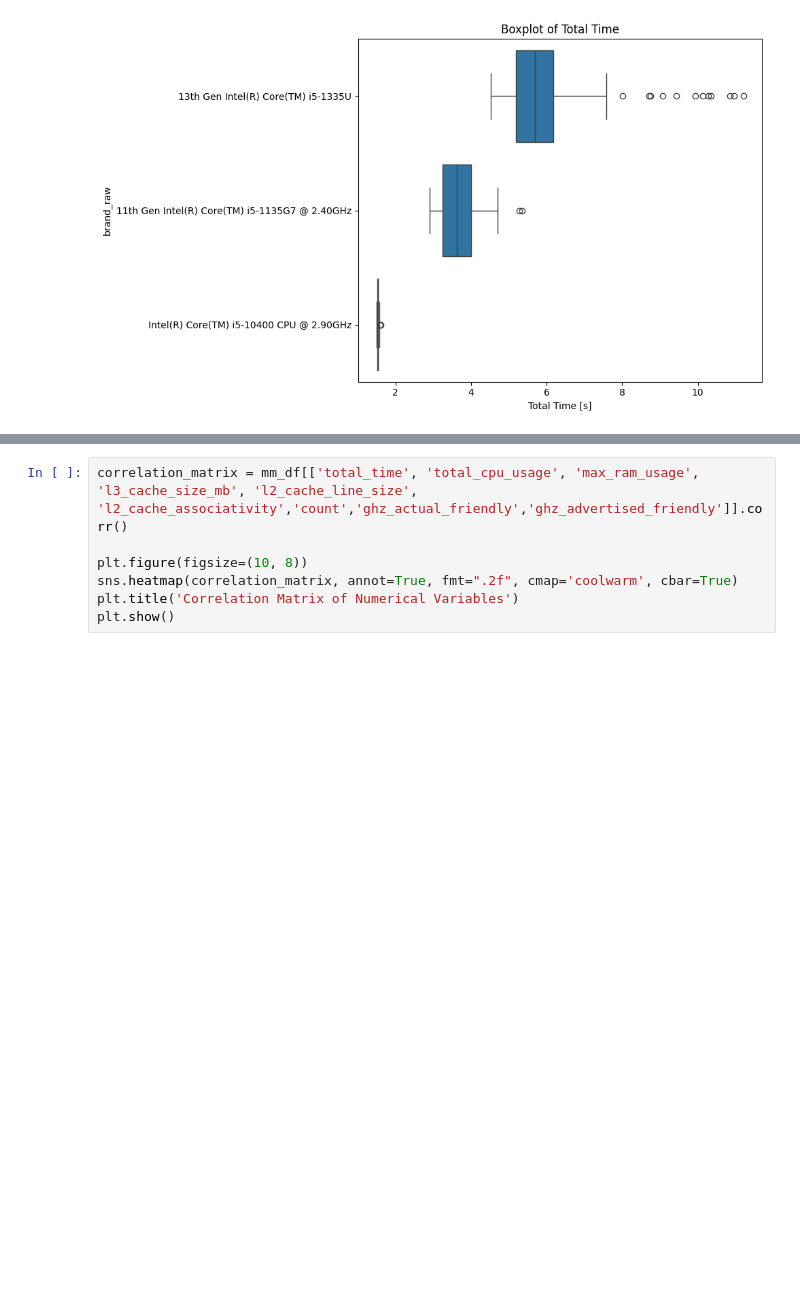
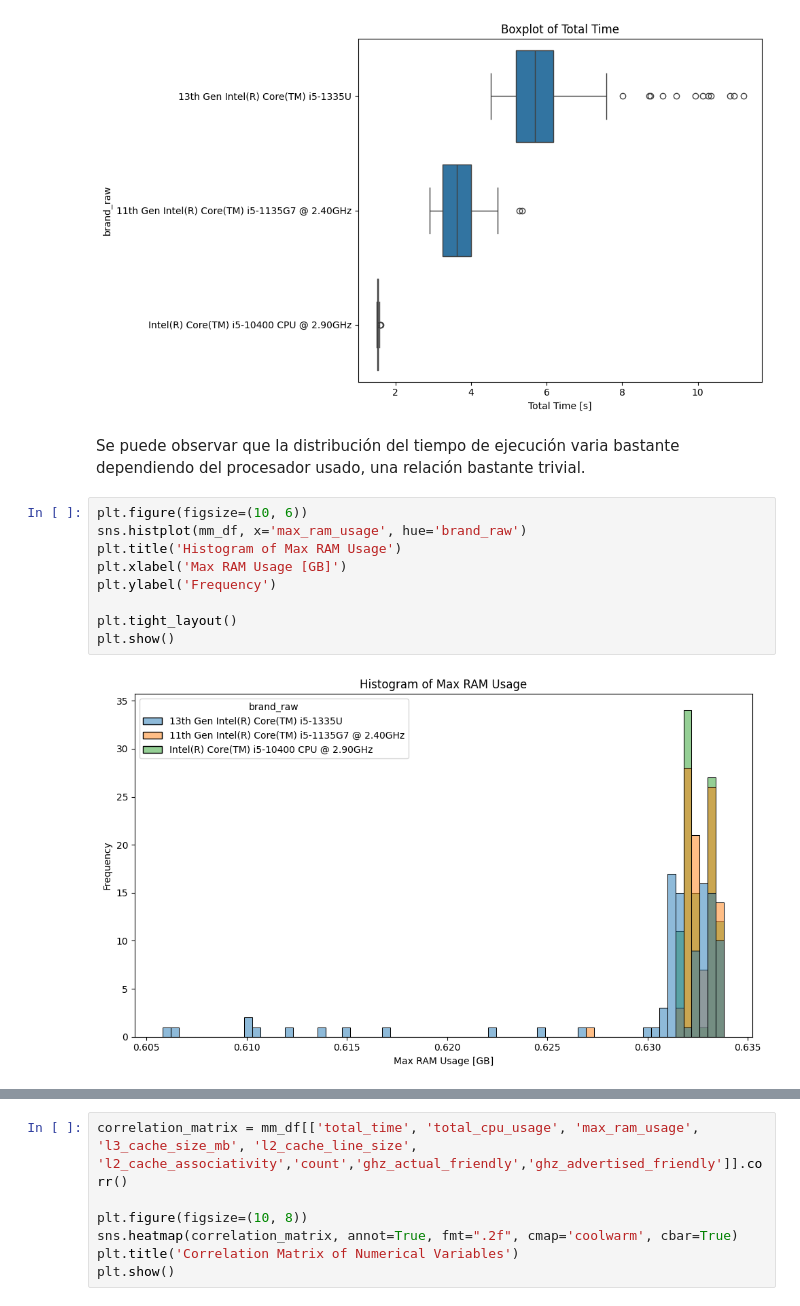
Before and after one commit to FrancoCabezasPoblete/resource-prediction-study, a Jupyter notebook: notebooks/eda.ipynb, the cells around one changed output, grey strips where cells are left out. Saved outputs shown, nothing was run; the diff lists cells and outputs as text; blank space fills up the shorter version.

```diff
--- a/notebooks/eda.ipynb
+++ b/notebooks/eda.ipynb
@@ -67,3 +67,16 @@ plt.tight_layout()
 plt.show()
 # %% [output]
 [figure]
+# %% [markdown]
+Se puede observar que la distribución del tiempo de ejecución varia bastante dependiendo del procesador usado, una relación bastante trivial.
+# %%
+plt.figure(figsize=(10, 6))
+sns.histplot(mm_df, x='max_ram_usage', hue='brand_raw')
+plt.title('Histogram of Max RAM Usage')
+plt.xlabel('Max RAM Usage [GB]')
+plt.ylabel('Frequency')
+
+plt.tight_layout()
+plt.show()
+# %% [output]
+[figure, added]
```
Also changed, not shown: parts of 9 cells of this notebook, 1 other file.
